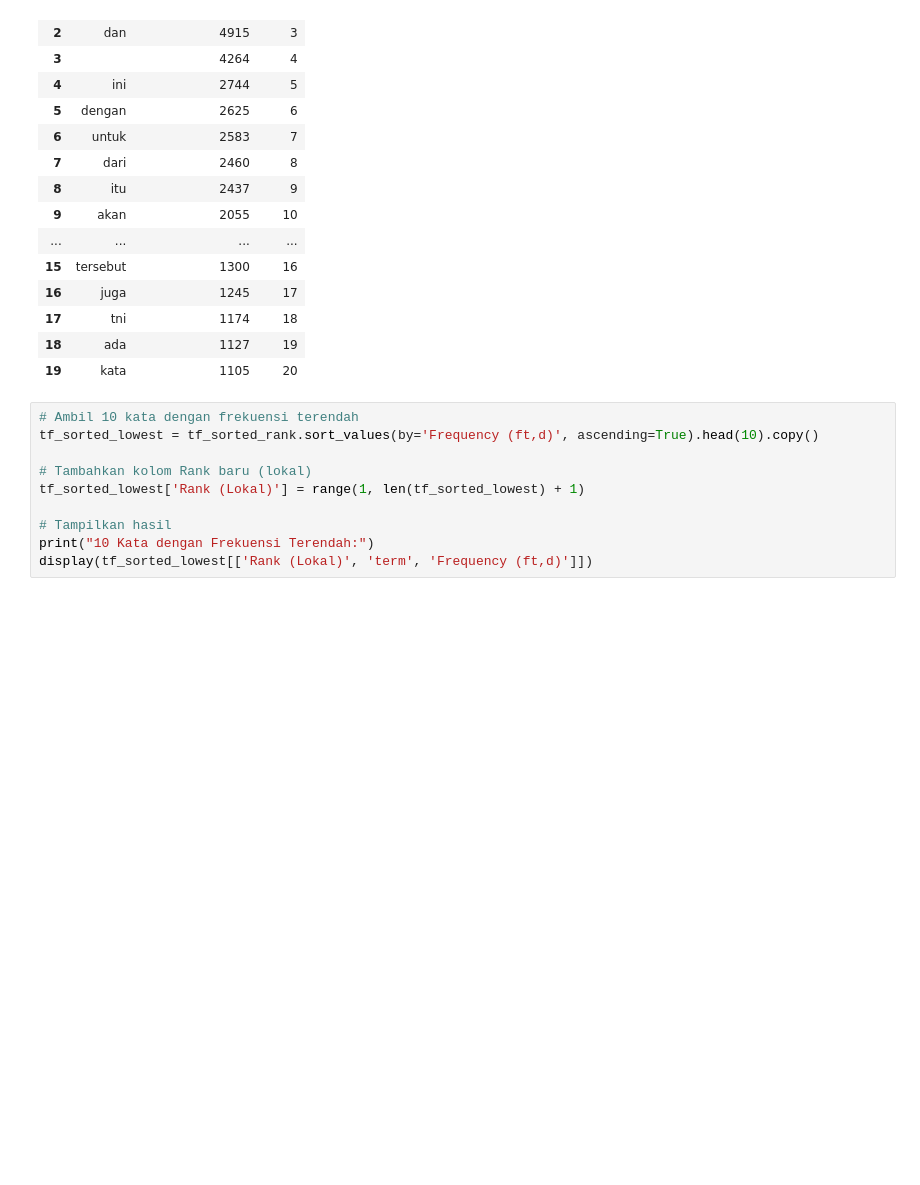
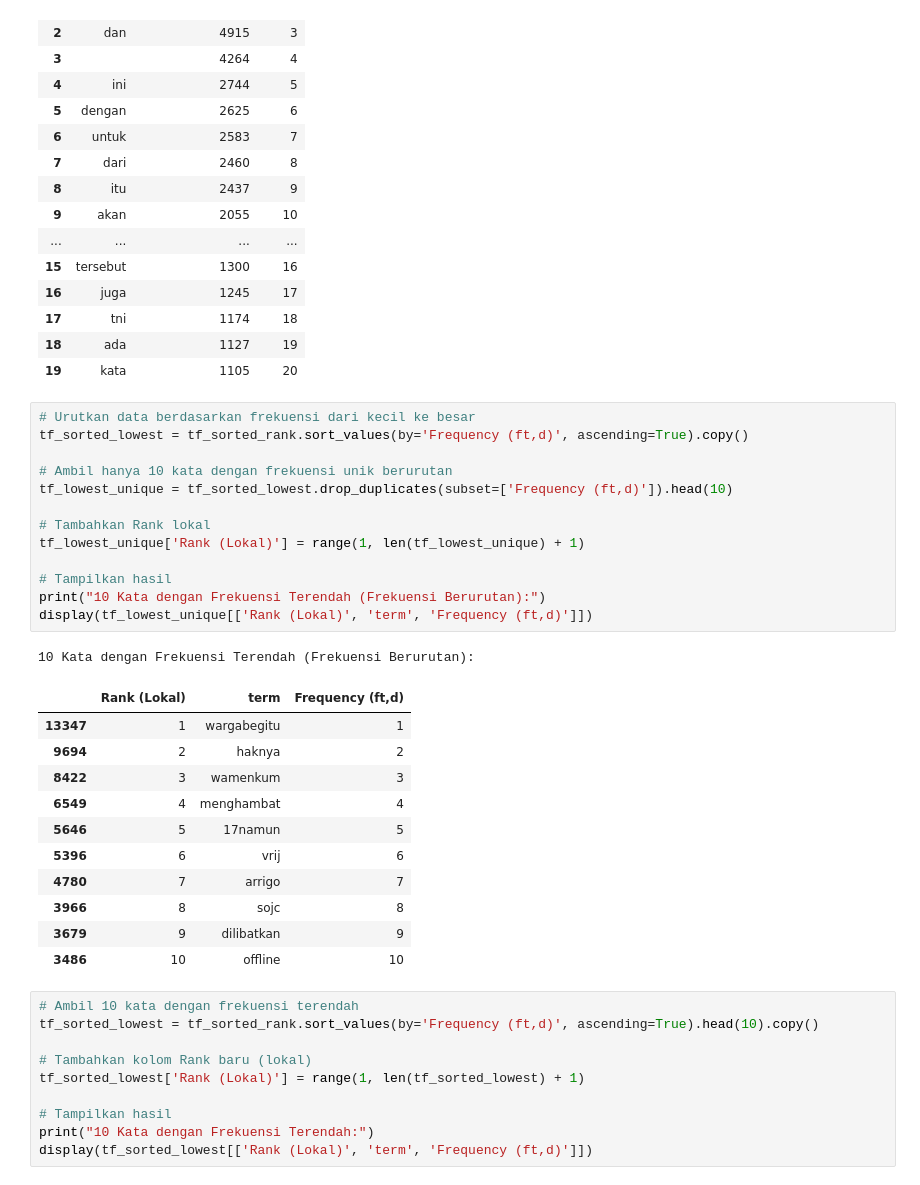
Before and after one commit to muhamadfadil316/IR, a Jupyter notebook: Praktikum01IR.ipynb, the cells around one changed output. Saved outputs shown, nothing was run; the diff lists cells and outputs as text; blank space fills up the shorter version.

```diff
--- a/Praktikum01IR.ipynb
+++ b/Praktikum01IR.ipynb
@@ -197,6 +197,32 @@ tf_sorted_rank.head(20)
 | 17 | tni | 1174 | 18 |
 | 18 | ada | 1127 | 19 |
 | 19 | kata | 1105 | 20 |
+# %%
+# Urutkan data berdasarkan frekuensi dari kecil ke besar
+tf_sorted_lowest = tf_sorted_rank.sort_values(by='Frequency (ft,d)', ascending=True).copy()
+
+# Ambil hanya 10 kata dengan frekuensi unik berurutan
+tf_lowest_unique = tf_sorted_lowest.drop_duplicates(subset=['Frequency (ft,d)']).head(10)
+
+# Tambahkan Rank lokal
+tf_lowest_unique['Rank (Lokal)'] = range(1, len(tf_lowest_unique) + 1)
+
+# Tampilkan hasil
+print("10 Kata dengan Frekuensi Terendah (Frekuensi Berurutan):")
+display(tf_lowest_unique[['Rank (Lokal)', 'term', 'Frequency (ft,d)']])
+# %% [output]
+10 Kata dengan Frekuensi Terendah (Frekuensi Berurutan):
+|  | Rank (Lokal) | term | Frequency (ft,d) |
+| 13347 | 1 | wargabegitu | 1 |
+| 9694 | 2 | haknya | 2 |
+| 8422 | 3 | wamenkum | 3 |
+| 6549 | 4 | menghambat | 4 |
+| 5646 | 5 | 17namun | 5 |
+| 5396 | 6 | vrij | 6 |
+| 4780 | 7 | arrigo | 7 |
+| 3966 | 8 | sojc | 8 |
+| 3679 | 9 | dilibatkan | 9 |
+| 3486 | 10 | offline | 10 |
 # %%
 # Ambil 10 kata dengan frekuensi terendah
 tf_sorted_lowest = tf_sorted_rank.sort_values(by='Frequency (ft,d)', ascending=True).head(10).copy()
```
